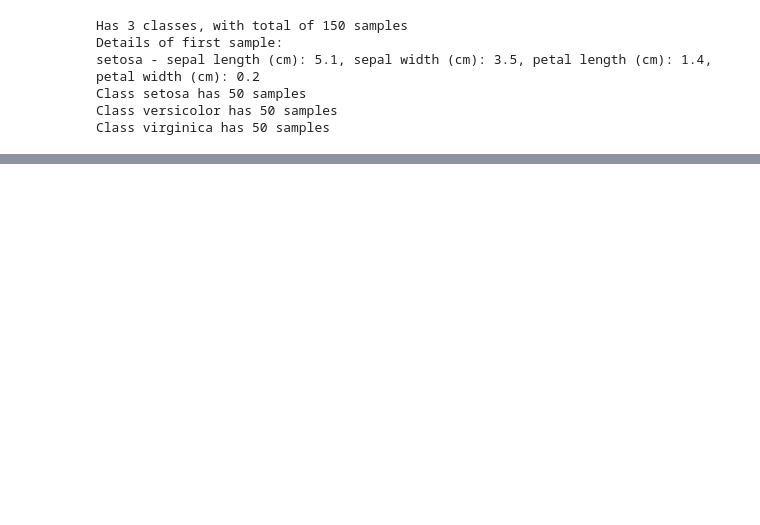
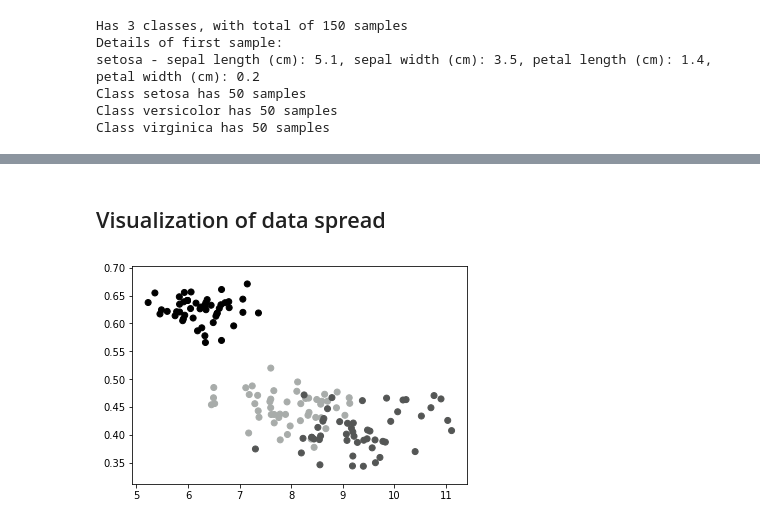
Before and after one commit to kamilgregorczyk/AI-NN-PCA, a Jupyter notebook: zadanie_domowe.ipynb, the cells around one changed output, grey strips where cells are left out. Cells and saved outputs as stored; diff of their text form; code cells hidden in the pictures; blank space fills up the shorter version.

Commit message:
Adds spread data

```diff
--- a/zadanie_domowe.ipynb
+++ b/zadanie_domowe.ipynb
@@ -63,0 +80,11 @@ Best ration is 0.5 with error probability: 3.6830357142857144
+# %% [markdown]
+## Visualization of data spread
+# %%
+visual_data: List[Tuple[float, float, str]] = samples.get_visual_data()
+x = list(zip(*visual_data))[0]
+y = list(zip(*visual_data))[1]
+colors = list(zip(*visual_data))[2]
+plt.scatter(x, y, c=colors)
+plt.show()
+# %% [output]
+[figure, added]
```
Also changed, not shown: parts of 5 cells of this notebook, 1 other file.
